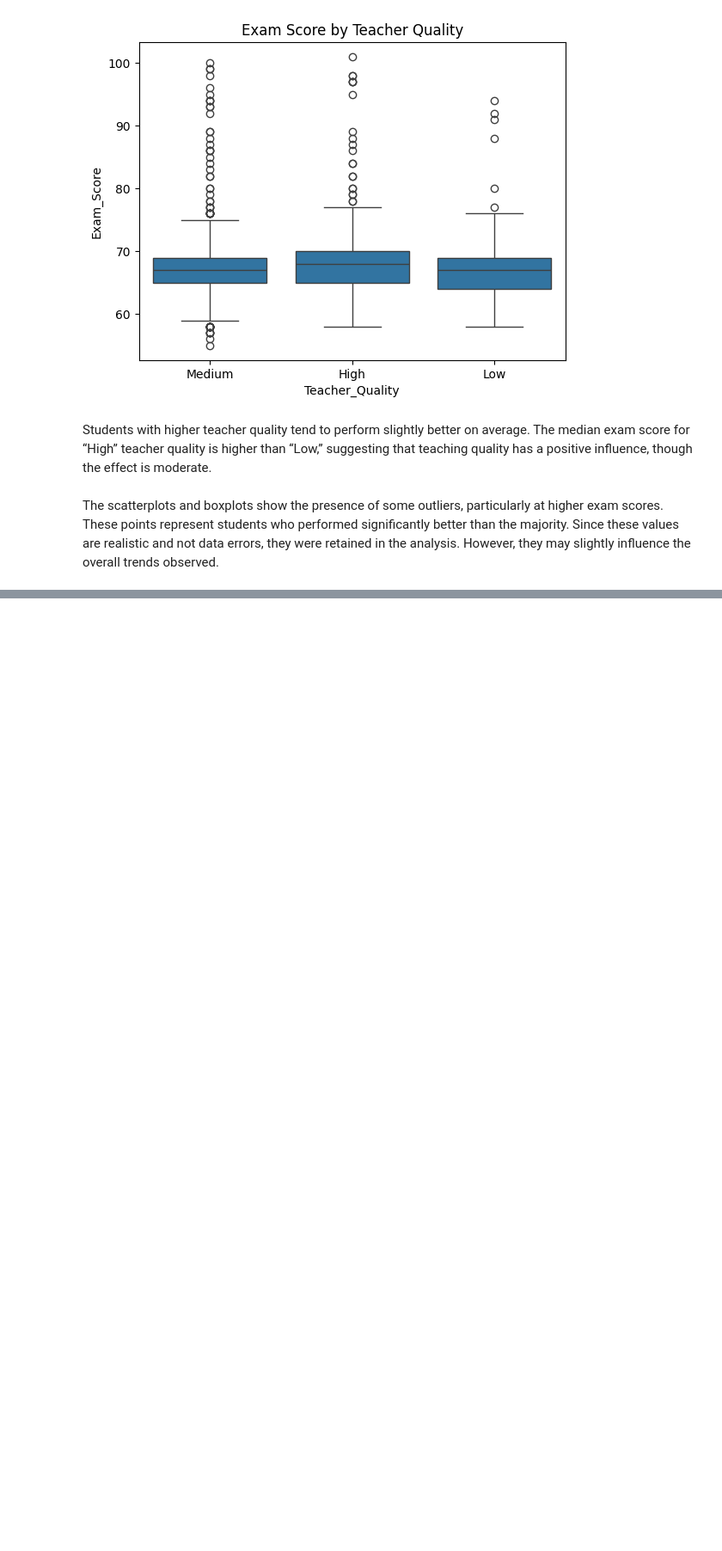
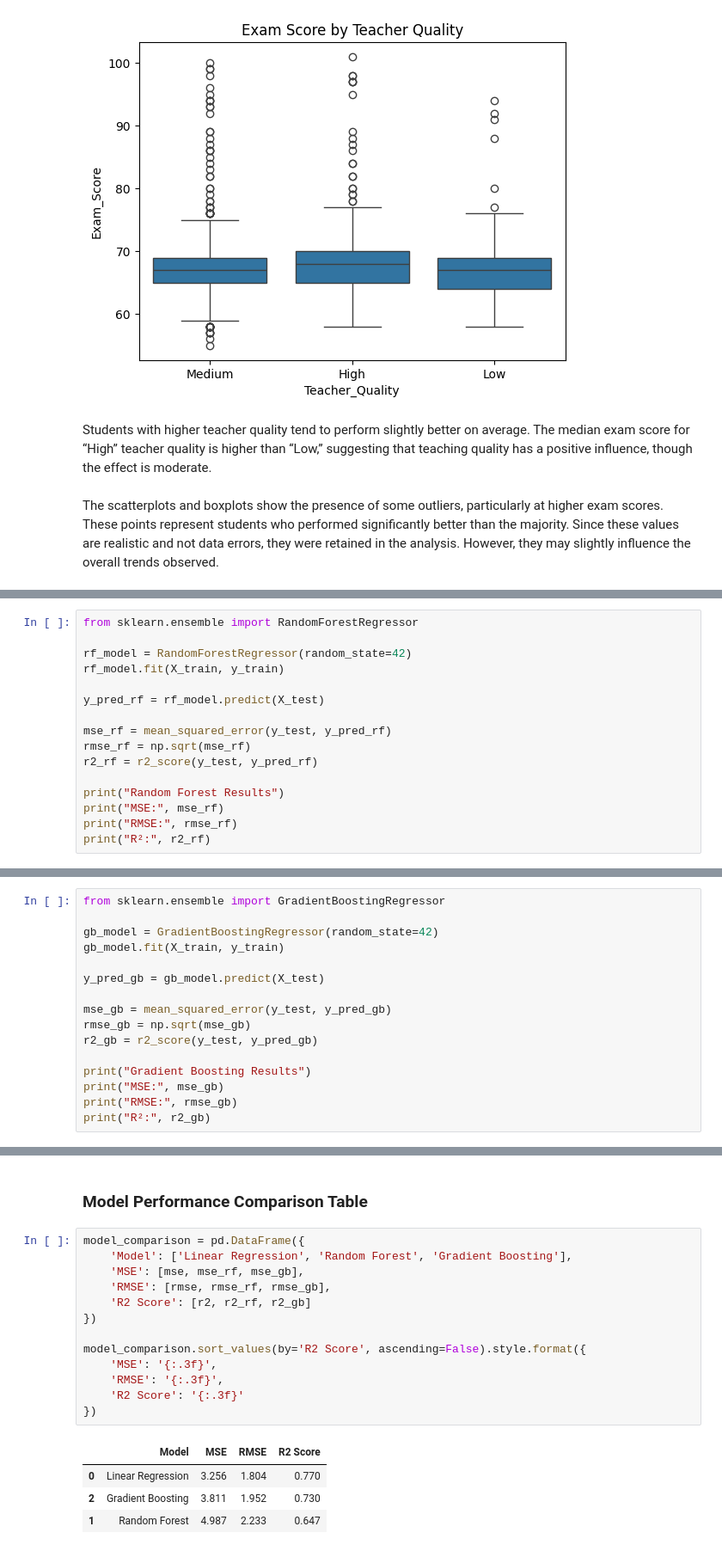
Before and after one commit to sjsu-cs122-s26/studious-studentperformance-education, a Jupyter notebook: notebooks/Project_Assignment_02.ipynb, the cells around one changed output, grey strips where cells are left out. Shown at 86% size. Cells and saved outputs as stored; diff of their text form; blank space fills up the shorter version.

```diff
--- a/notebooks/Project_Assignment_02.ipynb
+++ b/notebooks/Project_Assignment_02.ipynb
@@ -221,0 +300,16 @@ dtype: float64
+# %%
+from sklearn.ensemble import RandomForestRegressor
+
+rf_model = RandomForestRegressor(random_state=42)
+rf_model.fit(X_train, y_train)
+
+y_pred_rf = rf_model.predict(X_test)
+
+mse_rf = mean_squared_error(y_test, y_pred_rf)
+rmse_rf = np.sqrt(mse_rf)
+r2_rf = r2_score(y_test, y_pred_rf)
+
+print("Random Forest Results")
+print("MSE:", mse_rf)
+print("RMSE:", rmse_rf)
+print("R²:", r2_rf)
@@ -221,0 +325,16 @@ dtype: float64
+# %%
+from sklearn.ensemble import GradientBoostingRegressor
+
+gb_model = GradientBoostingRegressor(random_state=42)
+gb_model.fit(X_train, y_train)
+
+y_pred_gb = gb_model.predict(X_test)
+
+mse_gb = mean_squared_error(y_test, y_pred_gb)
+rmse_gb = np.sqrt(mse_gb)
+r2_gb = r2_score(y_test, y_pred_gb)
+
+print("Gradient Boosting Results")
+print("MSE:", mse_gb)
+print("RMSE:", rmse_gb)
+print("R²:", r2_gb)
@@ -221,0 +356,20 @@ dtype: float64
+# %% [markdown]
+### Model Performance Comparison Table
+# %%
+model_comparison = pd.DataFrame({
+    'Model': ['Linear Regression', 'Random Forest', 'Gradient Boosting'],
+    'MSE': [mse, mse_rf, mse_gb],
+    'RMSE': [rmse, rmse_rf, rmse_gb],
+    'R2 Score': [r2, r2_rf, r2_gb]
+})
+
+model_comparison.sort_values(by='R2 Score', ascending=False).style.format({
+    'MSE': '{:.3f}',
+    'RMSE': '{:.3f}',
+    'R2 Score': '{:.3f}'
+})
+# %% [output]
+|  | Model | MSE | RMSE | R2 Score |
+| 0 | Linear Regression | 3.256 | 1.804 | 0.770 |
+| 2 | Gradient Boosting | 3.811 | 1.952 | 0.730 |
+| 1 | Random Forest | 4.987 | 2.233 | 0.647 |
```
Also changed, not shown: parts of 29 cells of this notebook, 4 other files.
